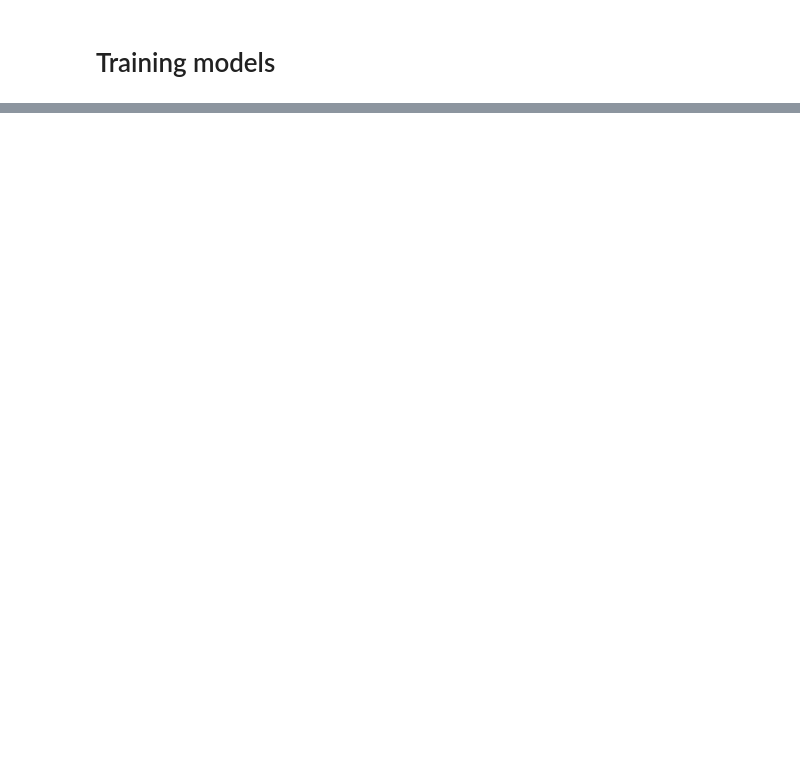
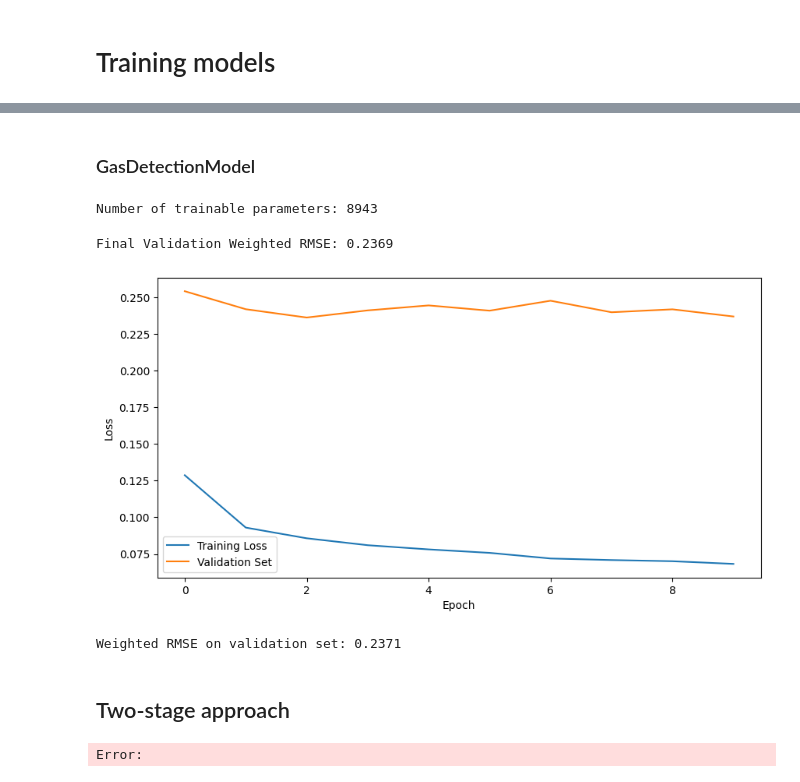
Before and after one commit to killian31/IdGas, a Jupyter notebook: train.ipynb, the cells around one changed output, grey strips where cells are left out. Drawn from its saved outputs; the diff is of its cells as text; code cells hidden in the pictures; blank space fills up the shorter version.

```diff
--- a/train.ipynb
+++ b/train.ipynb
@@ -486,0 +405,46 @@ write_submissions(nn_model, test_x_path, "submissions_nn_v1.csv")
+# %% [markdown]
+### GasDetectionModel
+# %%
+params_gasdet = {
+    "model_class": "GasDetectionModel",
+    "model_params": {
+        "hidden_dim": 64,
+        "num_output": 23,
+        "dropout_rate": 0.1,
+    },
+    "training_params": {
+        "n_epochs": 10,
+        "lr": 5e-3,
+        "weight_decay": 1e-5,
+        "batch_size": 256,
+        "patience": 2,
+        "factor": 0.5,
+        "min_lr": 1e-6,
+        "loss": "WeightedRMSELoss",
+    },
+}
+
+try:
+    gasdet = run_nn_experiment(
+        x_train,
+        y_train,
+        x_test,
+        [(x_val, y_val)],
+        uda=False,
+        params=params_gasdet,
+        lambda_domain=0.25,
+        verbose=True,
+        plot_losses=True,
+        labels=None,
+        zero_weight=1.0,
+    )
+except KeyboardInterrupt:
+    print("KeyboardInterrupt: Stopping training early.")
+# %% [output]
+Number of trainable parameters: 8943
+Final Validation Weighted RMSE: 0.2369
+[figure, added]
+# %%
+print(f"Weighted RMSE on validation set: {evaluate_model(gasdet, x_val, y_val):.4f}")
+# %% [output]
+Weighted RMSE on validation set: 0.2371
@@ -486,0 +453,2 @@ write_submissions(nn_model, test_x_path, "submissions_nn_v1.csv")
+# %% [markdown]
+## Two-stage approach
@@ -486,0 +458,29 @@ write_submissions(nn_model, test_x_path, "submissions_nn_v1.csv")
+# %%
+clf_params = {
+    "n_estimators": 50,
+    "max_depth": None,
+    "min_samples_split": 0.005,
+    "min_samples_leaf": 20,
+    "random_state": 29,
+    "n_jobs": -1,
+}
+
+reg_params = { # simple xgboost
+    "n_estimators": 10,
+    "random_state": 29,
+}
+
+two_stage_rf = run_two_stage_rf_experiment(
+    x_train,
+    y_train,
+    y_train_classif,
+    y_train_reg,
+    x_val,
+    y_val,
+    y_val_classif,
+    y_val_reg,
+    clf_params=clf_params,
+    reg_params=reg_params,
+)
+# %% [output]
+Error:
```
Also changed, not shown: parts of 63 cells of this notebook, 14 other files.
